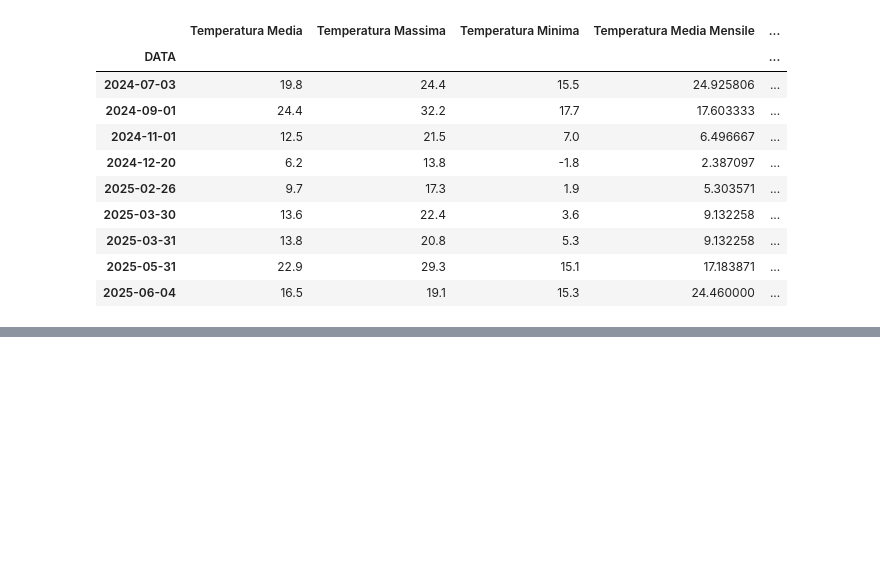
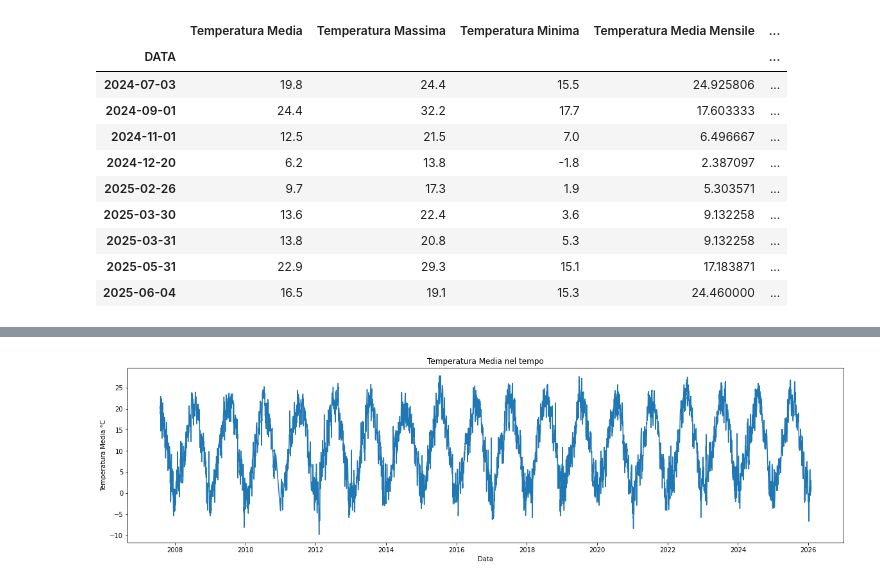
Before and after one commit to alepini88/NumPy-Fundamentals-Exercises-and-Projects, a Jupyter notebook: Numpy Mini progetto temperature e statistica.ipynb, the cells around one changed output, grey strips where cells are left out. Cells and saved outputs as stored; diff of their text form; code cells hidden in the pictures; blank space fills up the shorter version.

```diff
--- a/Numpy Mini progetto temperature e statistica.ipynb
+++ b/Numpy Mini progetto temperature e statistica.ipynb
@@ -192,0 +204,8 @@ df_anomalie # DataFrame delle Anomalie
+# %%
+import pandas as pd
+import numpy as np
+import matplotlib.pyplot as plt
+
+# -999 significa valore mancante o invalido
+
+df = pd.read_csv("Temperature_Cortenova.csv") # Importo il data det delle temperature del comune di Cortenova (LC) dal 01/01/2004 al 29/01/2026
@@ -192,0 +235,21 @@ df_anomalie # DataFrame delle Anomalie
+# %%
+df = df.drop(columns=["Id Sensore"]) # Rimuovo la colonna con il numero del sensore, perché inutile
+print("########### le colonne adeso presenti sono: ###############")
+print(df.columns)
+
+df.set_index(df.columns[0], inplace=True) # Imposto la prima colonna come indice
+df.rename(columns={"Valore Medio Giornaliero":"Temperatura Media °C",
+                   " Minimo Valore Medio Orario":"Temperatura Minima °C",
+                   " Massimo Valore Medio Orario":"Temperatura Massima °C"
+                  }, inplace=True) # Cambio i nomi delle colonne
+
+print("L'indice è del tipo:", type(df.index))
+
+df.index = pd.to_datetime(df.index) # Converto l'indice to "DateTime"
+df.index = df.index.date # Rimuovo l'ora della giornata perché inutile ai fini del presente progetto
+df.index.name = "Data" # Cambio nome alla colonna dell'indice
+
+#Sostituisco -999.0 con NaN per tutte le colonne
+df["Temperatura Media °C"] = df["Temperatura Media °C"].replace(-999.0,np.nan)
+df["Temperatura Minima °C"] = df["Temperatura Minima °C"].replace(-999.0,np.nan)
+df["Temperatura Massima °C"] = df["Temperatura Massima °C"].replace(-999.0,np.nan)
@@ -192,0 +272,11 @@ df_anomalie # DataFrame delle Anomalie
+# %%
+df.dropna(inplace=True) # Elimino le righe contenenti i NaN i dati partobo dal 01/08/2007
+
+plt.figure(figsize=(20,5))
+plt.plot(df.index,df["Temperatura Media °C"])
+plt.xlabel("Data")
+plt.ylabel("Temperatura Media °C")
+plt.title("Temperatura Media nel tempo")
+plt.show()
+# %% [output]
+[figure, added]
```
Also changed, not shown: parts of 24 cells of this notebook.
